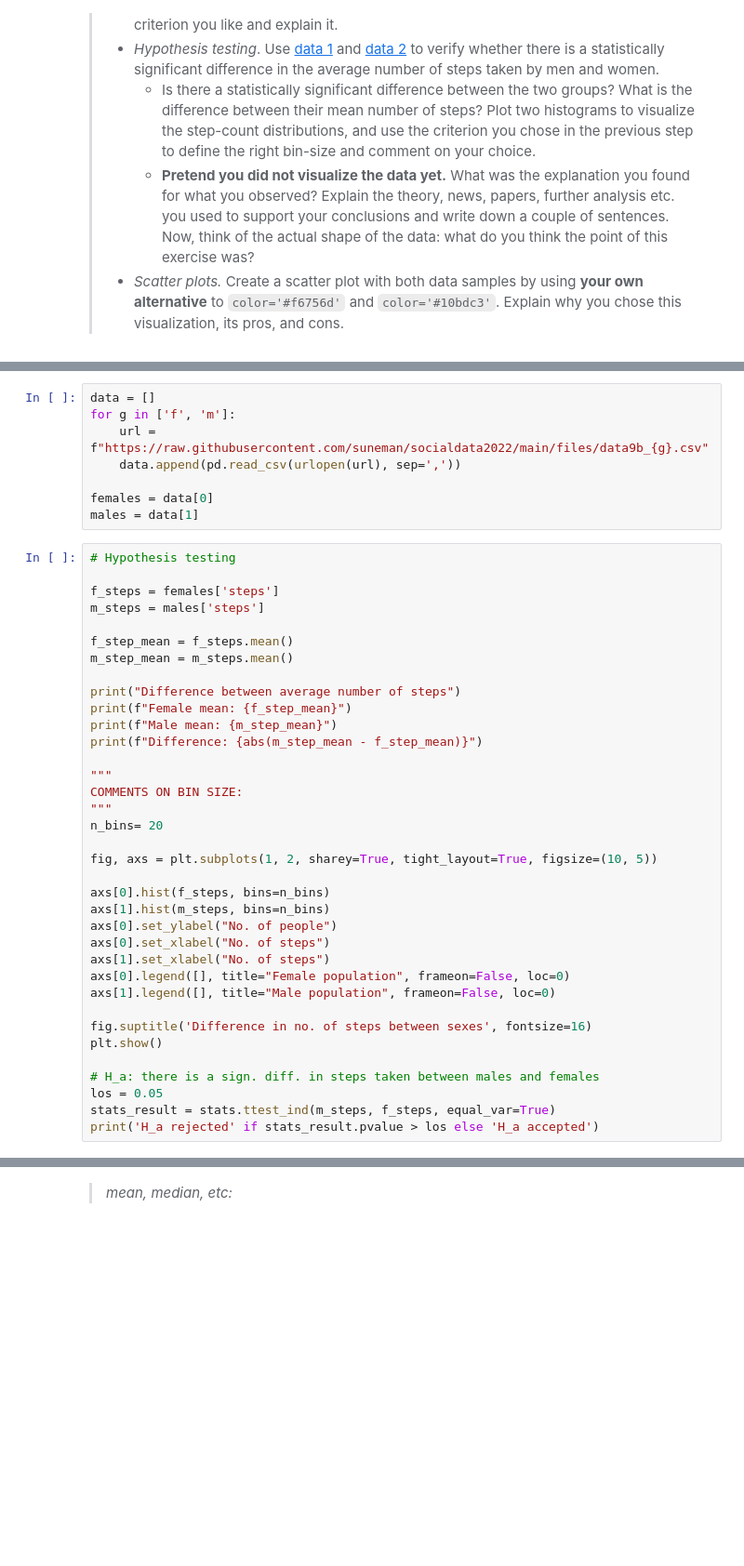
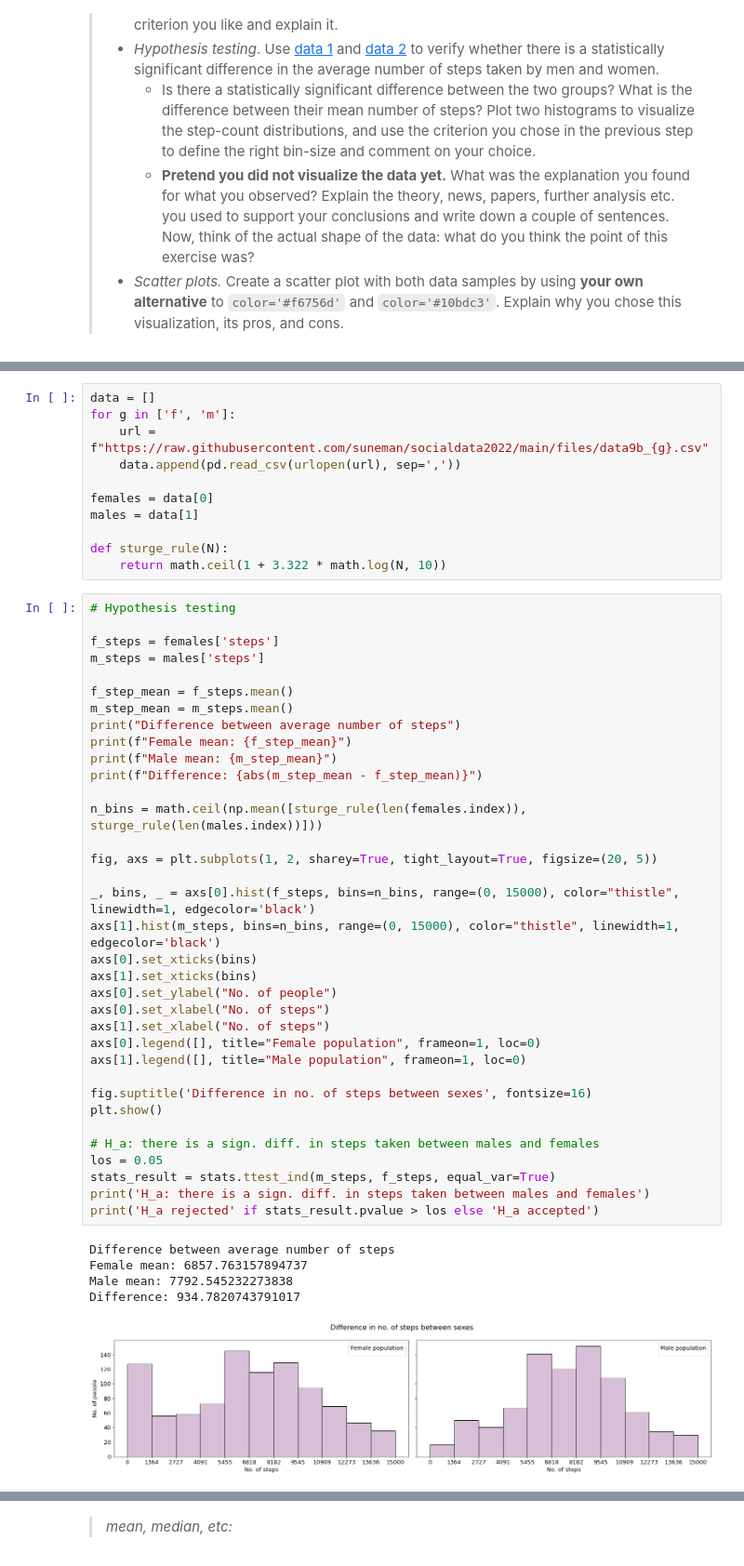
Before and after one commit to xelahalo/socialdata2022, a Jupyter notebook: Assignment1.ipynb, the cells around one changed output, grey strips where cells are left out. Shown at 93% size. Saved outputs shown, nothing was run; the diff lists cells and outputs as text; blank space fills up the shorter version.

```diff
--- a/Assignment1.ipynb
+++ b/Assignment1.ipynb
@@ -149,39 +174,47 @@ for g in ['f', 'm']:
 
 females = data[0]
 males = data[1]
+
+def sturge_rule(N):
+    return math.ceil(1 + 3.322 * math.log(N, 10))
 # %%
 # Hypothesis testing
 
 f_steps = females['steps']
 m_steps = males['steps']
 
 f_step_mean = f_steps.mean()
 m_step_mean = m_steps.mean()
-
 print("Difference between average number of steps")
 print(f"Female mean: {f_step_mean}")
 print(f"Male mean: {m_step_mean}")
 print(f"Difference: {abs(m_step_mean - f_step_mean)}")
 
-"""
-COMMENTS ON BIN SIZE:
-"""
-n_bins= 20
+n_bins = math.ceil(np.mean([sturge_rule(len(females.index)), sturge_rule(len(males.index))]))
 
-fig, axs = plt.subplots(1, 2, sharey=True, tight_layout=True, figsize=(10, 5))
+fig, axs = plt.subplots(1, 2, sharey=True, tight_layout=True, figsize=(20, 5))
 
-axs[0].hist(f_steps, bins=n_bins)
-axs[1].hist(m_steps, bins=n_bins)
+_, bins, _ = axs[0].hist(f_steps, bins=n_bins, range=(0, 15000), color="thistle", linewidth=1, edgecolor='black')
+axs[1].hist(m_steps, bins=n_bins, range=(0, 15000), color="thistle", linewidth=1, edgecolor='black')
+axs[0].set_xticks(bins)
+axs[1].set_xticks(bins)
 axs[0].set_ylabel("No. of people")
 axs[0].set_xlabel("No. of steps")
 axs[1].set_xlabel("No. of steps")
-axs[0].legend([], title="Female population", frameon=False, loc=0)
-axs[1].legend([], title="Male population", frameon=False, loc=0)
+axs[0].legend([], title="Female population", frameon=1, loc=0)
+axs[1].legend([], title="Male population", frameon=1, loc=0)
 
 fig.suptitle('Difference in no. of steps between sexes', fontsize=16)
 plt.show()
 
 # H_a: there is a sign. diff. in steps taken between males and females
 los = 0.05
 stats_result = stats.ttest_ind(m_steps, f_steps, equal_var=True)
+print('H_a: there is a sign. diff. in steps taken between males and females')
 print('H_a rejected' if stats_result.pvalue > los else 'H_a accepted')
+# %% [output]
+Difference between average number of steps
+Female mean: 6857.763157894737
+Male mean: 7792.545232273838
+Difference: 934.7820743791017
+[figure, added]
```
Also changed, not shown: parts of 26 cells of this notebook.
